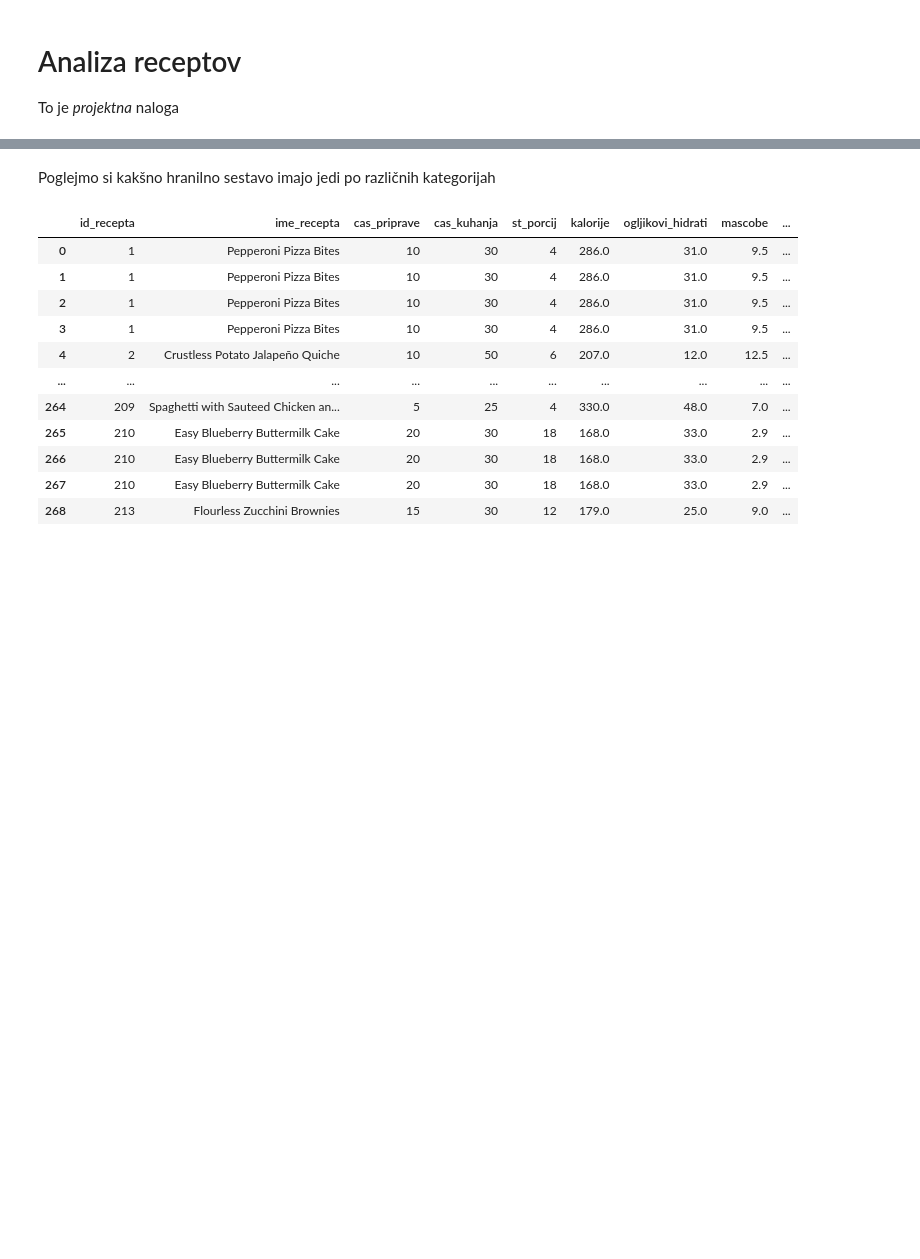
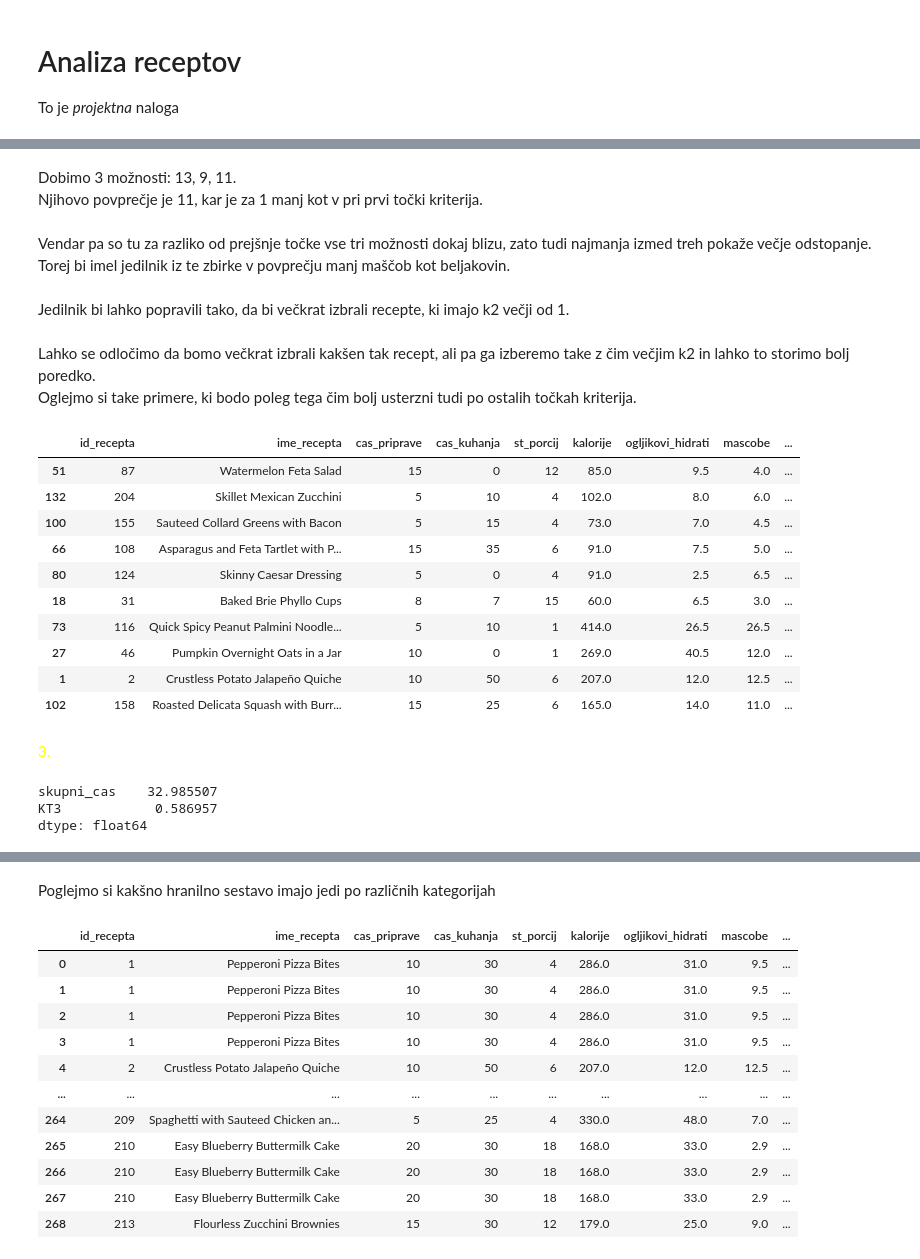
Before and after one commit to AljaZaletelj/Analiza-receptov, a Jupyter notebook: analiza_receptov.ipynb, the cells around one changed output, grey strips where cells are left out. Cells and saved outputs as stored; diff of their text form; code cells hidden in the pictures; blank space fills up the shorter version.

```diff
--- a/analiza_receptov.ipynb
+++ b/analiza_receptov.ipynb
@@ -109,0 +143,45 @@ dtype: float64
+# %% [markdown]
+Dobimo 3 možnosti: 13, 9, 11.
+Njihovo povprečje je 11, kar je za 1 manj kot v pri prvi točki kriterija.
+# %% [markdown]
+Vendar pa so tu za razliko od prejšnje točke vse tri možnosti dokaj blizu, zato tudi najmanja izmed treh pokaže večje odstopanje.
+Torej bi imel jedilnik iz te zbirke v povprečju manj maščob kot beljakovin.
+# %% [markdown]
+Jedilnik bi lahko popravili tako, da bi večkrat izbrali recepte, ki imajo k2 večji od 1.
+# %%
+recepti_po_k2 = recepti[
+    recepti["k2"] > 1.0
+]
+# %% [markdown]
+Lahko se odločimo da bomo večkrat izbrali kakšen tak recept, ali pa ga izberemo take z čim večjim k2 in lahko to storimo bolj poredko.
+Oglejmo si take primere, ki bodo poleg tega čim bolj usterzni tudi po ostalih točkah kriterija.
+# %%
+recepti_po_k2.sort_values(
+    "k2", ascending=False
+).sort_values(
+    "KT"
+).head(
+    10
+).drop(
+    columns = ["M+B", "k1"]
+)
+# %% [output]
+|  | id_recepta | ime_recepta | cas_priprave | cas_kuhanja | st_porcij | kalorije | ogljikovi_hidrati | mascobe | ... |
+| 51 | 87 | Watermelon Feta Salad | 15 | 0 | 12 | 85.0 | 9.5 | 4.0 | ... |
+| 132 | 204 | Skillet Mexican Zucchini | 5 | 10 | 4 | 102.0 | 8.0 | 6.0 | ... |
+| 100 | 155 | Sauteed Collard Greens with Bacon | 5 | 15 | 4 | 73.0 | 7.0 | 4.5 | ... |
+| 66 | 108 | Asparagus and Feta Tartlet with P... | 15 | 35 | 6 | 91.0 | 7.5 | 5.0 | ... |
+| 80 | 124 | Skinny Caesar Dressing | 5 | 0 | 4 | 91.0 | 2.5 | 6.5 | ... |
+| 18 | 31 | Baked Brie Phyllo Cups | 8 | 7 | 15 | 60.0 | 6.5 | 3.0 | ... |
+| 73 | 116 | Quick Spicy Peanut Palmini Noodle... | 5 | 10 | 1 | 414.0 | 26.5 | 26.5 | ... |
+| 27 | 46 | Pumpkin Overnight Oats in a Jar | 10 | 0 | 1 | 269.0 | 40.5 | 12.0 | ... |
+| 1 | 2 | Crustless Potato Jalapeño Quiche | 10 | 50 | 6 | 207.0 | 12.0 | 12.5 | ... |
+| 102 | 158 | Roasted Delicata Squash with Burr... | 15 | 25 | 6 | 165.0 | 14.0 | 11.0 | ... |
+# %% [markdown]
+<span style="color:yellow">3.</span>
+# %%
+recepti[["skupni_cas", "KT3"]].mean()
+# %% [output]
+skupni_cas    32.985507
+KT3            0.586957
+dtype: float64
```
Also changed, not shown: parts of 50 cells of this notebook.
